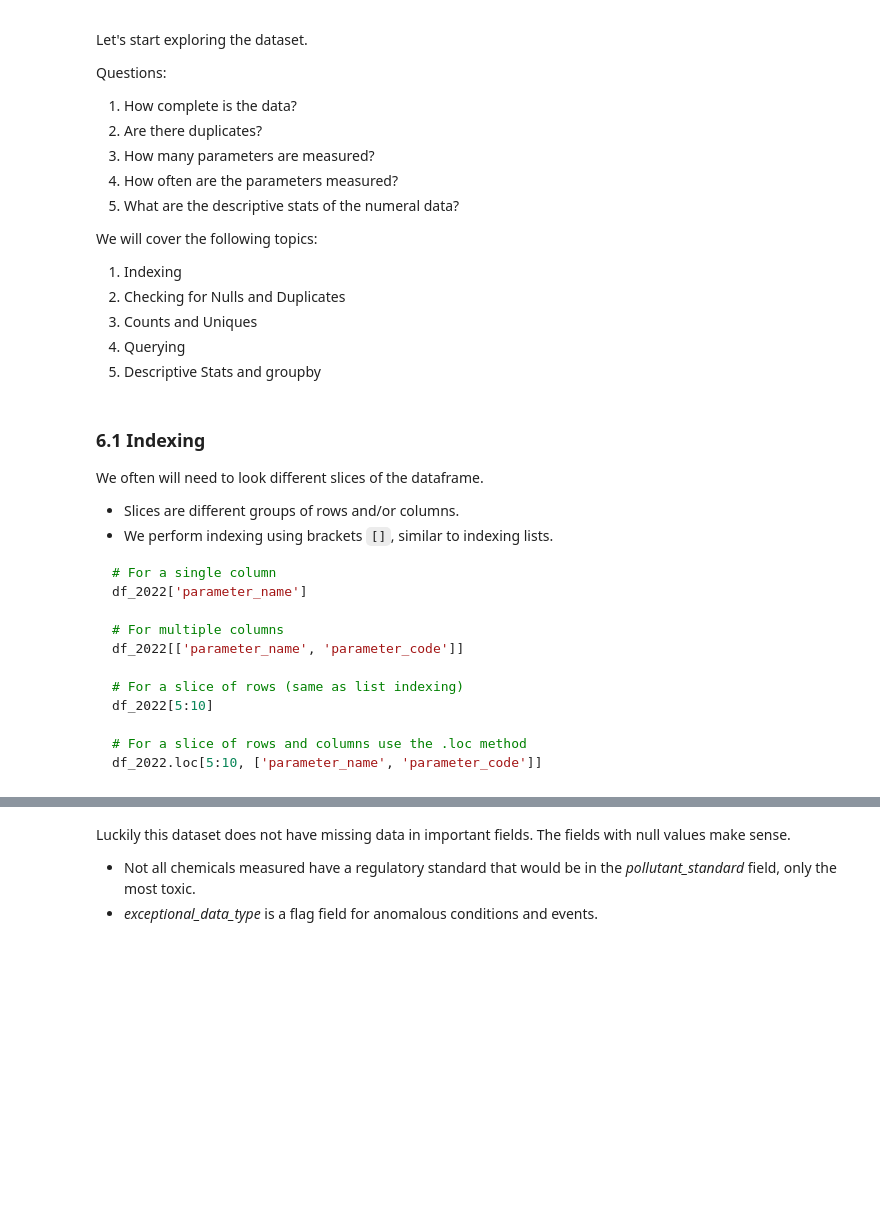
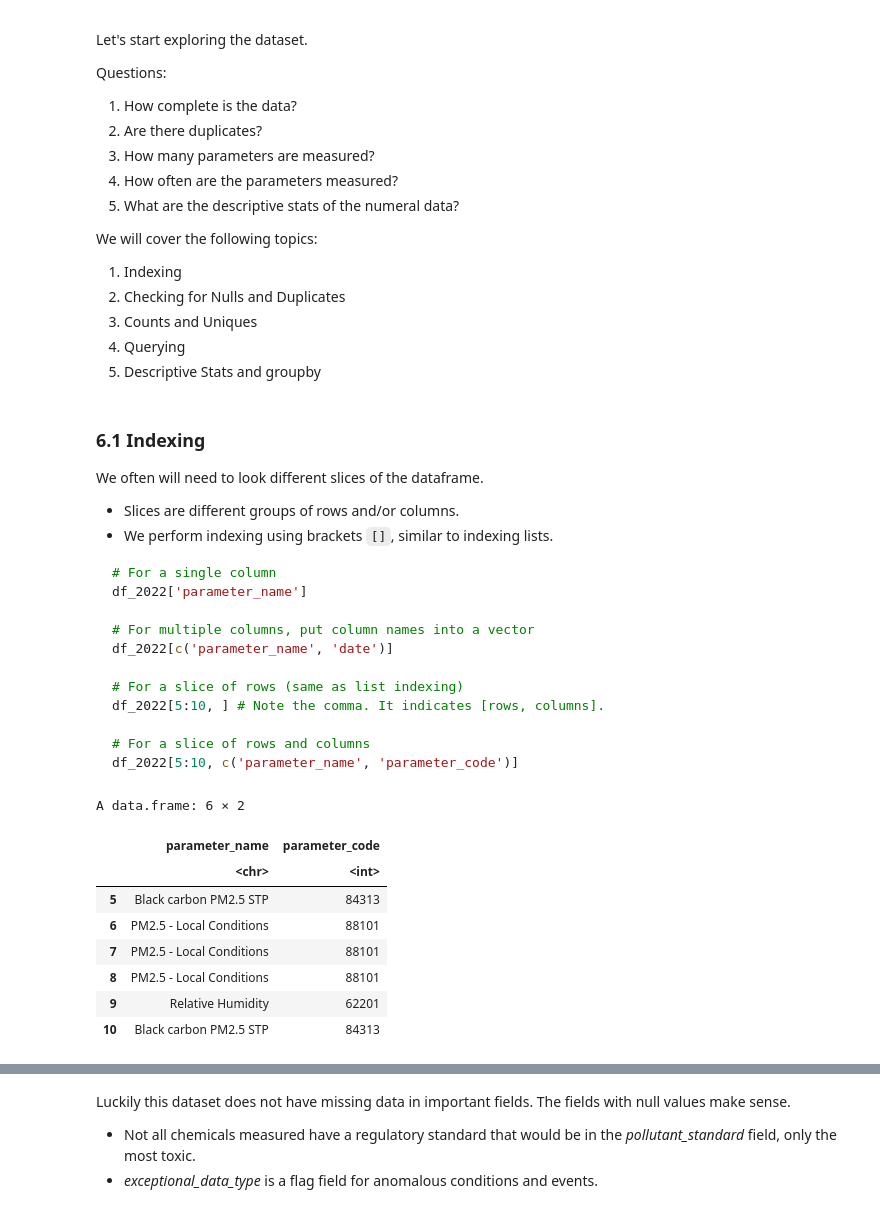
Before and after one commit to MPA-2065-FA24/mpa2065-fall2024, a Jupyter notebook: exploratory_data_analysis/notebooks/1.0-gtd-eda-walkthrough.ipynb, the cells around one changed output, grey strips where cells are left out. Drawn from its saved outputs; the diff is of its cells as text; code cells hidden in the pictures; blank space fills up the shorter version.

````diff
--- a/exploratory_data_analysis/notebooks/1.0-gtd-eda-walkthrough.ipynb
+++ b/exploratory_data_analysis/notebooks/1.0-gtd-eda-walkthrough.ipynb
@@ -647,17 +635,27 @@ We often will need to look different slices of the dataframe.
 # For a single column
 df_2022['parameter_name']
 
-# For multiple columns
-df_2022[['parameter_name', 'parameter_code']]
+# For multiple columns, put column names into a vector
+df_2022[c('parameter_name', 'date')]
 
 # For a slice of rows (same as list indexing)
-df_2022[5:10]
+df_2022[5:10, ] # Note the comma. It indicates [rows, columns].
 
-# For a slice of rows and columns use the .loc method
-df_2022.loc[5:10, ['parameter_name', 'parameter_code']]
+# For a slice of rows and columns
+df_2022[5:10, c('parameter_name', 'parameter_code')]
 ```
 # %%
-df_2022.loc[5:10, ['parameter_name', 'date']]
+df_2022[5:10, c('parameter_name', 'parameter_code')]
+# %% [output]
+A data.frame: 6 × 2
+|  | parameter_name | parameter_code |
+|  | <chr> | <int> |
+| 5 | Black carbon PM2.5 STP | 84313 |
+| 6 | PM2.5 - Local Conditions | 88101 |
+| 7 | PM2.5 - Local Conditions | 88101 |
+| 8 | PM2.5 - Local Conditions | 88101 |
+| 9 | Relative Humidity | 62201 |
+| 10 | Black carbon PM2.5 STP | 84313 |
 # %% [markdown]
 ### 6.2.0 Checking for Nulls
 Nulls or NAs are values that represent no data or missing data.
````
Also changed, not shown: parts of 30 cells of this notebook.
